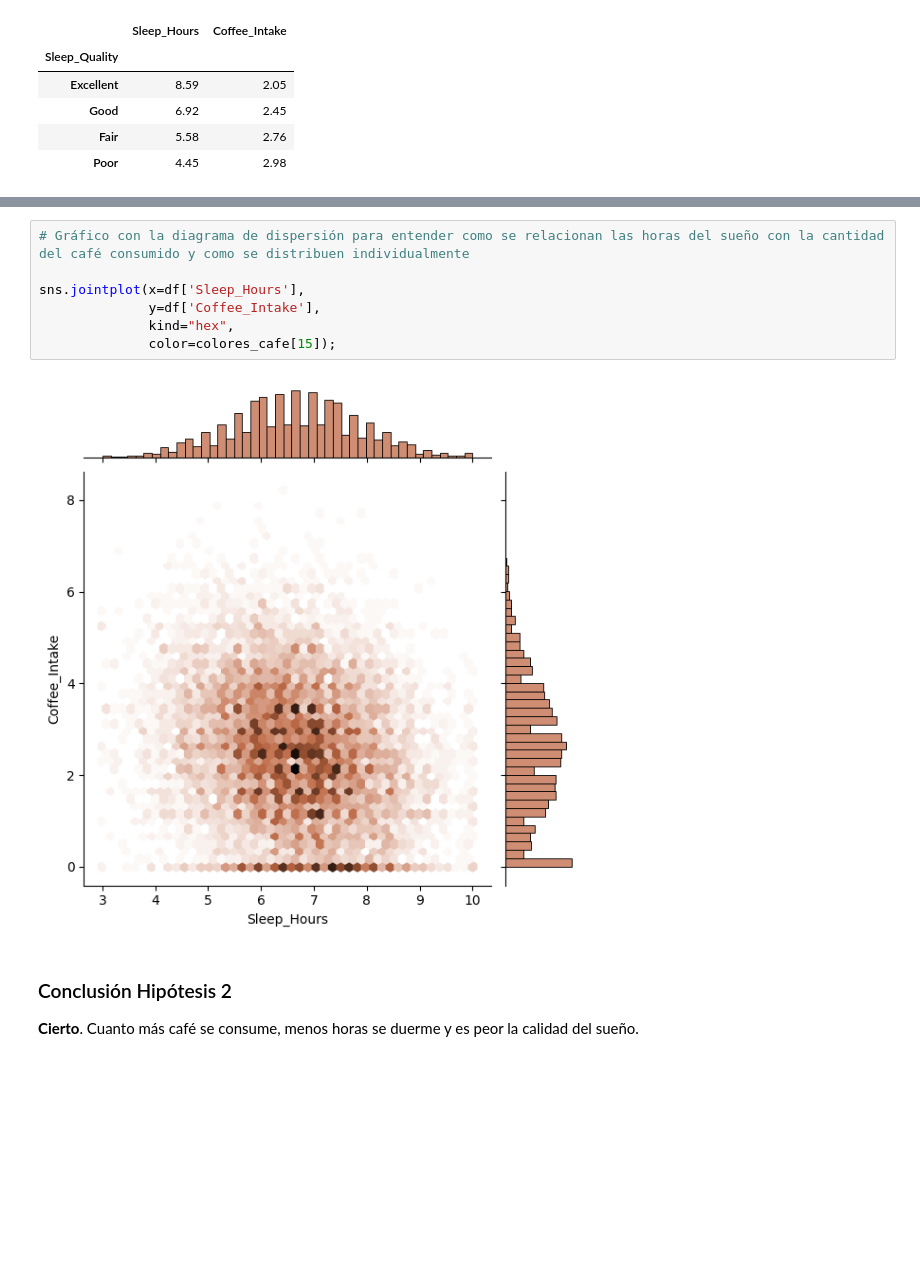
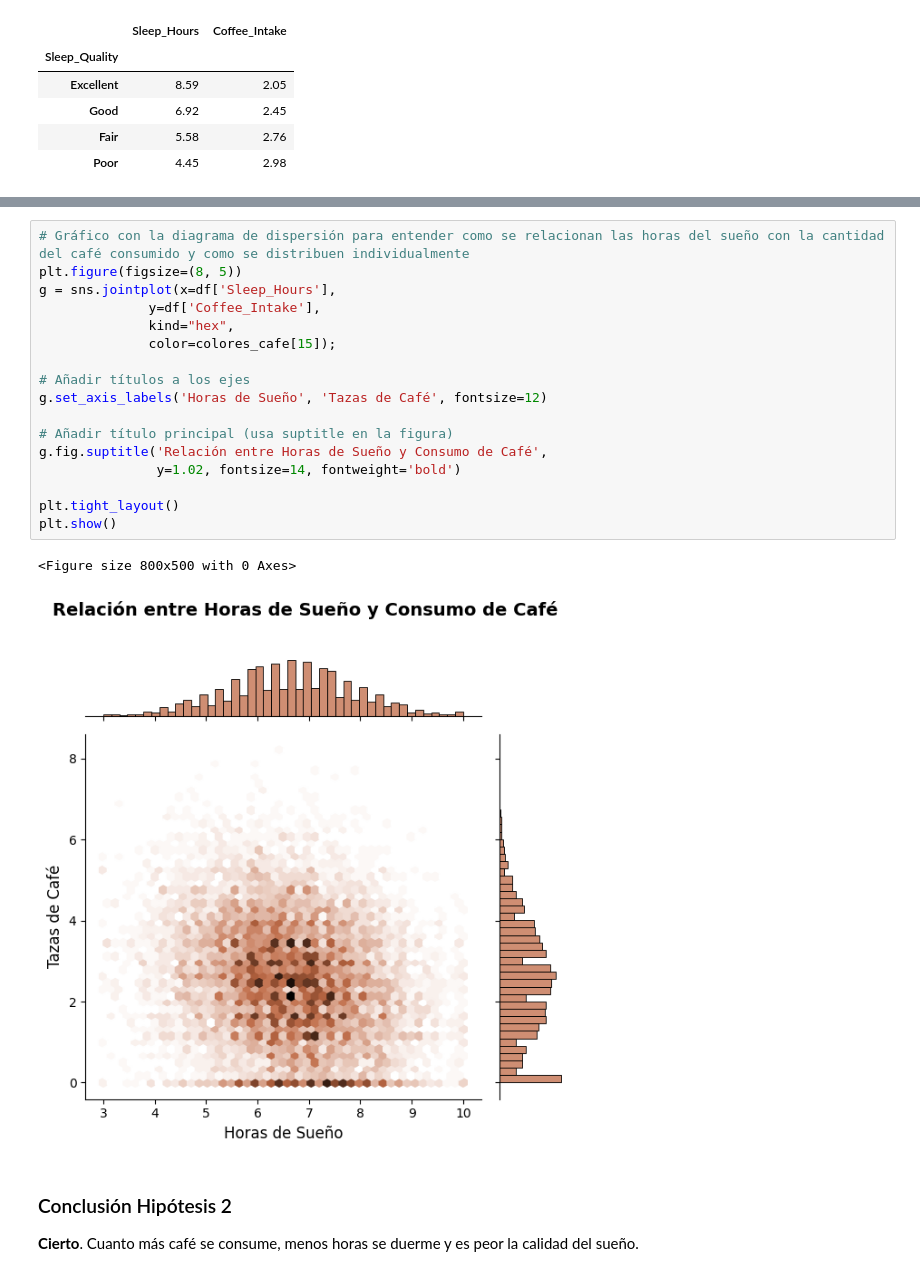
Before and after one commit to Balirina/EDA_Coffe_Consumption, a Jupyter notebook: memoria.ipynb, the cells around one changed output, grey strips where cells are left out. Saved outputs shown, nothing was run; the diff lists cells and outputs as text; blank space fills up the shorter version.

```diff
--- a/memoria.ipynb
+++ b/memoria.ipynb
@@ -433,12 +433,23 @@ plt.show()
 # %%
 # Gráfico con la diagrama de dispersión para entender como se relacionan las horas del sueño con la cantidad del café consumido y como se distribuen individualmente
-
-sns.jointplot(x=df['Sleep_Hours'],
+plt.figure(figsize=(8, 5))
+g = sns.jointplot(x=df['Sleep_Hours'],
               y=df['Coffee_Intake'],
               kind="hex",
               color=colores_cafe[15]);
+
+# Añadir títulos a los ejes
+g.set_axis_labels('Horas de Sueño', 'Tazas de Café', fontsize=12)
+
+# Añadir título principal (usa suptitle en la figura)
+g.fig.suptitle('Relación entre Horas de Sueño y Consumo de Café',
+               y=1.02, fontsize=14, fontweight='bold')
+
+plt.tight_layout()
+plt.show()
 # %% [output]
+<Figure size 800x500 with 0 Axes>
-[figure, old version]
+[figure, new version]
 # %% [markdown]
 ### Conclusión Hipótesis 2
 
```
Also changed, not shown: parts of 2 cells of this notebook, 6 other files.
